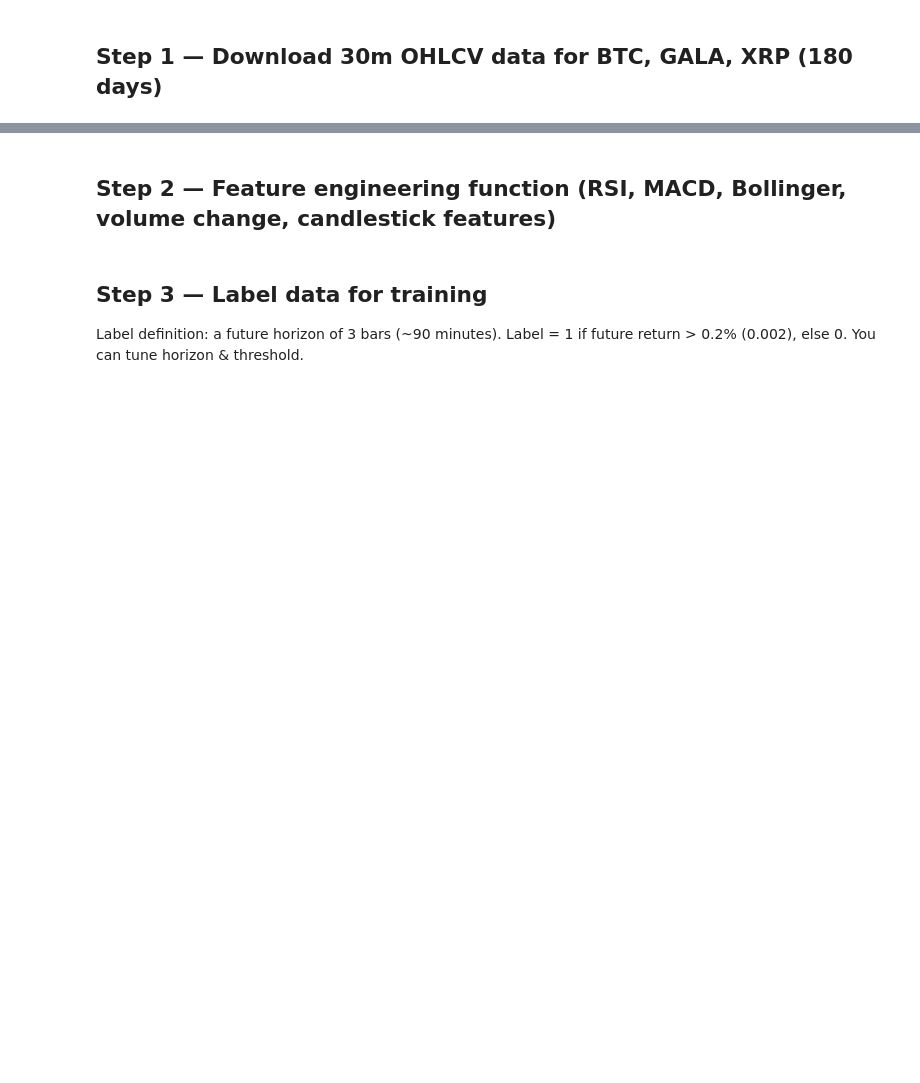
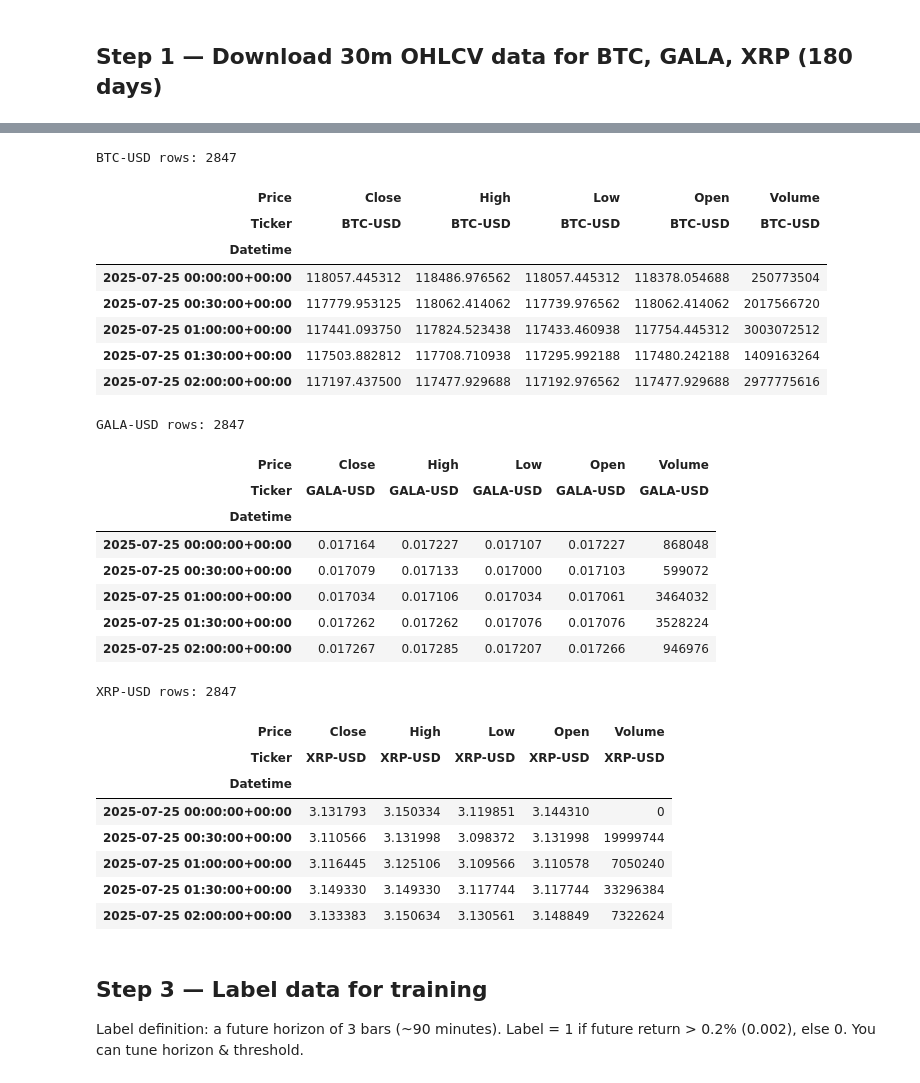
Before and after one commit to ahsan520/crypto-ai-bot, a Jupyter notebook: crypto_ai_backtest_multi.ipynb, the cells around one changed output, grey strips where cells are left out. Saved outputs shown, nothing was run; the diff lists cells and outputs as text; code cells hidden in the pictures; blank space fills up the shorter version.

```diff
--- a/crypto_ai_backtest_multi.ipynb
+++ b/crypto_ai_backtest_multi.ipynb
@@ -25,7 +43,7 @@ pd.options.display.max_columns = 100
 # %%
 symbols = ['BTC-USD', 'GALA-USD', 'XRP-USD']
 interval = '30m'
-period = '180d'
+period = '60d'
 
 price_data = {}
 for sym in symbols:
@@ -39,3 +57,4 @@ for sym in symbols:
 for s, df in price_data.items():
     print(s, 'rows:', len(df))
     display(df.head())
+# %% [output]
@@ -42,5 +64,30 @@ for s, df in price_data.items():
+BTC-USD rows: 2847
+| Price | Close | High | Low | Open | Volume |
+| Ticker | BTC-USD | BTC-USD | BTC-USD | BTC-USD | BTC-USD |
+| Datetime |  |  |  |  |  |
+| 2025-07-25 00:00:00+00:00 | 118057.445312 | 118486.976562 | 118057.445312 | 118378.054688 | 250773504 |
+| 2025-07-25 00:30:00+00:00 | 117779.953125 | 118062.414062 | 117739.976562 | 118062.414062 | 2017566720 |
+| 2025-07-25 01:00:00+00:00 | 117441.093750 | 117824.523438 | 117433.460938 | 117754.445312 | 3003072512 |
+| 2025-07-25 01:30:00+00:00 | 117503.882812 | 117708.710938 | 117295.992188 | 117480.242188 | 1409163264 |
+| 2025-07-25 02:00:00+00:00 | 117197.437500 | 117477.929688 | 117192.976562 | 117477.929688 | 2977775616 |
+GALA-USD rows: 2847
+| Price | Close | High | Low | Open | Volume |
+| Ticker | GALA-USD | GALA-USD | GALA-USD | GALA-USD | GALA-USD |
+| Datetime |  |  |  |  |  |
+| 2025-07-25 00:00:00+00:00 | 0.017164 | 0.017227 | 0.017107 | 0.017227 | 868048 |
+| 2025-07-25 00:30:00+00:00 | 0.017079 | 0.017133 | 0.017000 | 0.017103 | 599072 |
+| 2025-07-25 01:00:00+00:00 | 0.017034 | 0.017106 | 0.017034 | 0.017061 | 3464032 |
+| 2025-07-25 01:30:00+00:00 | 0.017262 | 0.017262 | 0.017076 | 0.017076 | 3528224 |
+| 2025-07-25 02:00:00+00:00 | 0.017267 | 0.017285 | 0.017207 | 0.017266 | 946976 |
+XRP-USD rows: 2847
+| Price | Close | High | Low | Open | Volume |
+| Ticker | XRP-USD | XRP-USD | XRP-USD | XRP-USD | XRP-USD |
+| Datetime |  |  |  |  |  |
+| 2025-07-25 00:00:00+00:00 | 3.131793 | 3.150334 | 3.119851 | 3.144310 | 0 |
+| 2025-07-25 00:30:00+00:00 | 3.110566 | 3.131998 | 3.098372 | 3.131998 | 19999744 |
+| 2025-07-25 01:00:00+00:00 | 3.116445 | 3.125106 | 3.109566 | 3.110578 | 7050240 |
+| 2025-07-25 01:30:00+00:00 | 3.149330 | 3.149330 | 3.117744 | 3.117744 | 33296384 |
+| 2025-07-25 02:00:00+00:00 | 3.133383 | 3.150634 | 3.130561 | 3.148849 | 7322624 |
-# %% [markdown]
-## Step 2 — Feature engineering function (RSI, MACD, Bollinger, volume change, candlestick features)
 # %%
 def build_features(df):
     df = df.copy()
```
Also changed, not shown: parts of 5 cells of this notebook.
